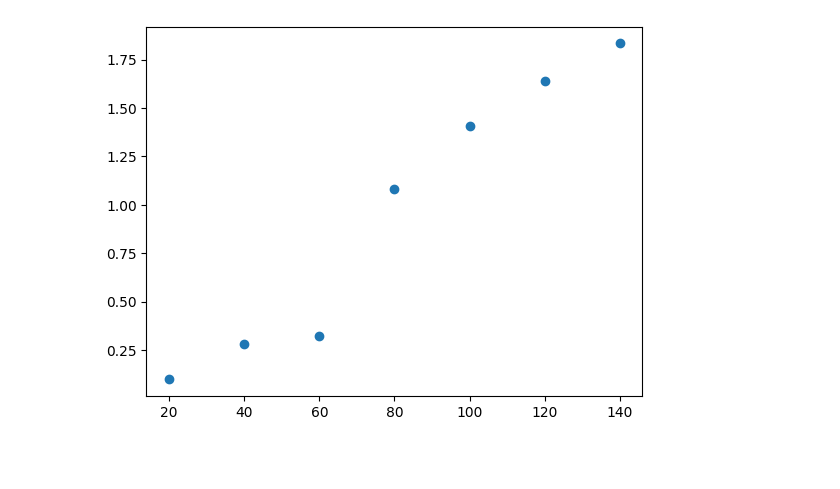
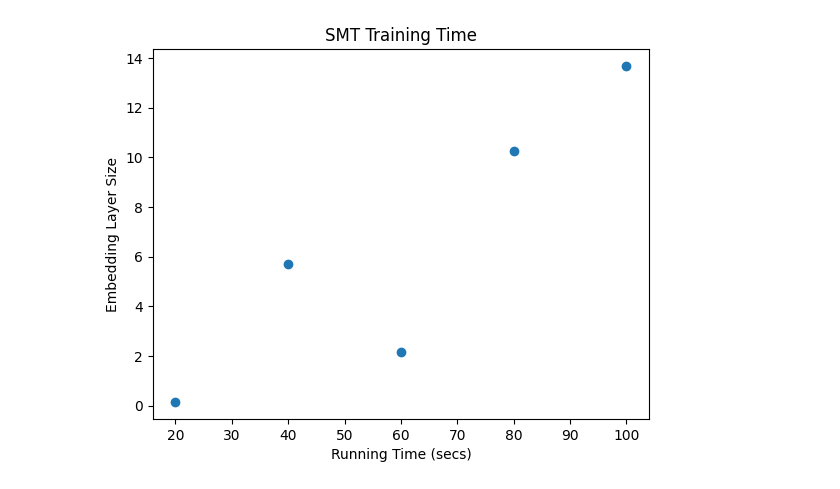
Before and after one commit to charles-ison/smt_solvers_for_neural_network_training, a Jupyter notebook: training.ipynb, the cells around one changed output. Saved outputs shown, nothing was run; the diff lists cells and outputs as text; code cells hidden in the pictures; blank space fills up the shorter version.

```diff
--- a/training.ipynb
+++ b/training.ipynb
@@ -19,7 +19,6 @@ class Model(nn.Module):
         x = self.relu(x)
 
         x = self.linear1(x)
-        x = self.relu(x)
 
         return x[0]
 # %%
@@ -82,9 +81,10 @@ def train_smt(model, all_data, labels):
                     calculation = layers_weights[i][j][k] * x[k]
                     calculations.append(calculation)
                 calculations.append(layers_weights[i][j][num_cols])
-                calculation = Plus(calculations)
-                relu = Max(calculation, Real(0.0))
-                new_x.append(relu)
+                output = Plus(calculations)
+                if i < num_layers-1:
+                    output = Max(output, Real(0.0))
+                new_x.append(output)
             x = new_x
 
         if label.item() == 0.0:
@@ -143,7 +144,8 @@ labels = torch.tensor([0.0, 1.0, 0.0, 0.0, 1.0, 0.0, 1.0, 1.0], requires_grad=Tr
 criterion = nn.BCEWithLogitsLoss()
 num_epochs = 1000
 # %%
-embedding_sizes = [20, 40, 60, 80, 100, 120, 140]
+embedding_sizes = [20, 40, 60, 80, 100]
+#embedding_sizes = [50, 100, 150, 200]
 smt_times = []
 backpropagation_times = []
 
@@ -155,9 +157,9 @@ for embedding_size in embedding_sizes:
     optimizer = torch.optim.SGD(model.parameters(), lr = 0.1)
     model.to(device)
 
-    #start_time = time.time()
-    #train_backpropagation(model, points, labels, criterion, optimizer, num_epochs)
-    #backpropagation_times.append(time.time() - start_time)
+    start_time = time.time()
+    train_backpropagation(model, points, labels, criterion, optimizer, num_epochs)
+    backpropagation_times.append(time.time() - start_time)
 
     start_time = time.time()
     train_smt(model, points, labels)
@@ -181,7 +186,10 @@ testing accuracy: 1.0 and loss: 0.4364409333647927
 # %%
 plt.scatter(embedding_sizes, smt_times)
+plt.title("SMT Training Time")
+plt.xlabel("Running Time (secs)")
+plt.ylabel("Embedding Layer Size")
 plt.show()
 # %% [output]
-[figure, old version]
+[figure, new version]
 # %%
 plt.scatter(embedding_sizes, backpropagation_times)
```
Also changed, not shown: parts of 3 cells of this notebook.
